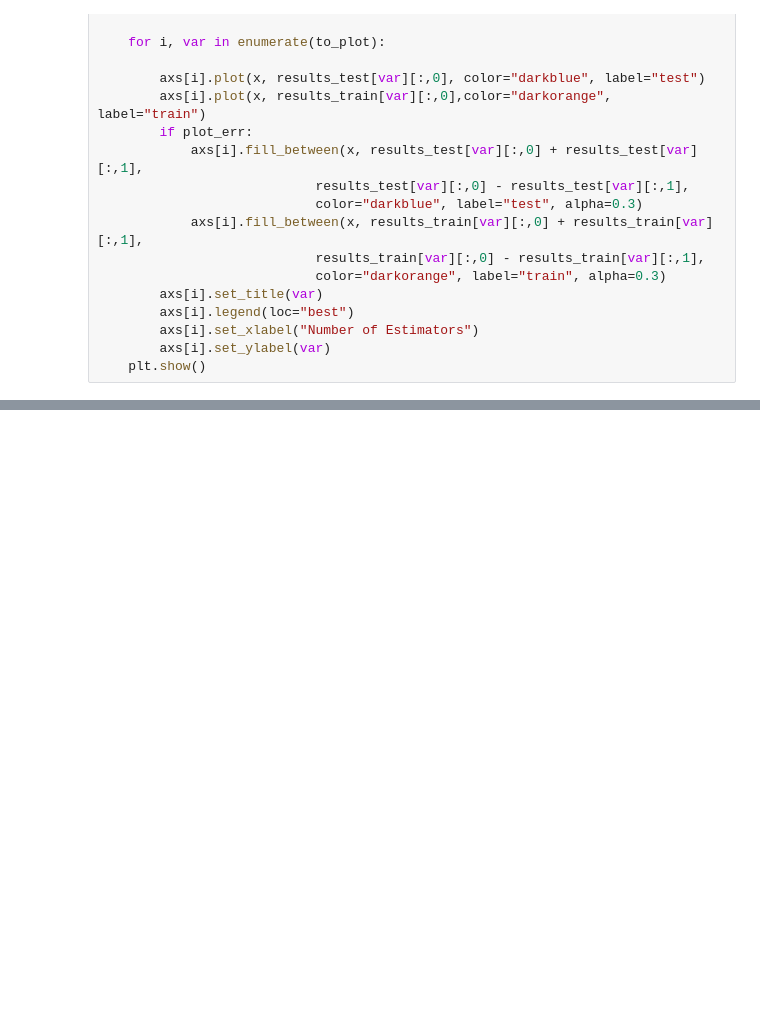
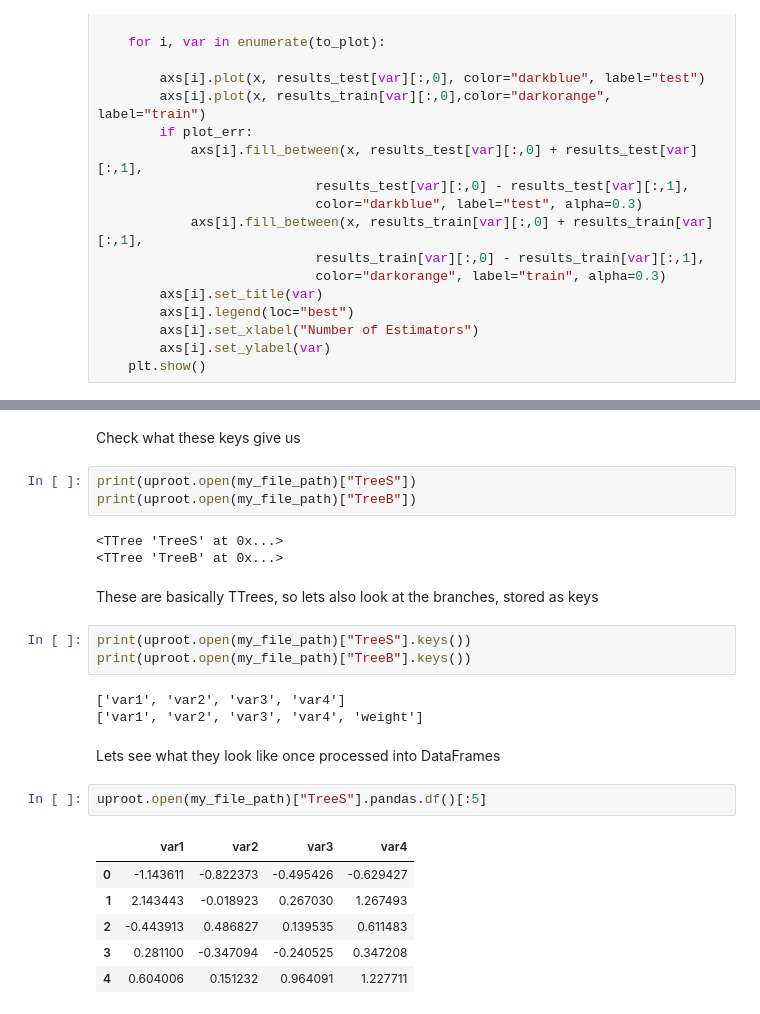
Before and after one commit to adsherman/SgTopWorkshop, a Jupyter notebook: Sklearn_Demo.ipynb, the cells around one changed output, grey strips where cells are left out. Cells and saved outputs as stored; diff of their text form; blank space fills up the shorter version.

```diff
--- a/Sklearn_Demo.ipynb
+++ b/Sklearn_Demo.ipynb
@@ -133,0 +164,27 @@ def PlotROC(train_DF, test_DF, y_score_train, y_score_test):
+# %% [markdown]
+Check what these keys give us
+# %%
+print(uproot.open(my_file_path)["TreeS"])
+print(uproot.open(my_file_path)["TreeB"])
+# %% [output]
+<TTree 'TreeS' at 0x...>
+<TTree 'TreeB' at 0x...>
+# %% [markdown]
+These are basically TTrees, so lets also look at the branches, stored as keys
+# %%
+print(uproot.open(my_file_path)["TreeS"].keys())
+print(uproot.open(my_file_path)["TreeB"].keys())
+# %% [output]
+['var1', 'var2', 'var3', 'var4']
+['var1', 'var2', 'var3', 'var4', 'weight']
+# %% [markdown]
+Lets see what they look like once processed into DataFrames
+# %%
+uproot.open(my_file_path)["TreeS"].pandas.df()[:5]
+# %% [output]
+|  | var1 | var2 | var3 | var4 |
+| 0 | -1.143611 | -0.822373 | -0.495426 | -0.629427 |
+| 1 | 2.143443 | -0.018923 | 0.267030 | 1.267493 |
+| 2 | -0.443913 | 0.486827 | 0.139535 | 0.611483 |
+| 3 | 0.281100 | -0.347094 | -0.240525 | 0.347208 |
+| 4 | 0.604006 | 0.151232 | 0.964091 | 1.227711 |
```
Also changed, not shown: parts of 16 cells of this notebook.
